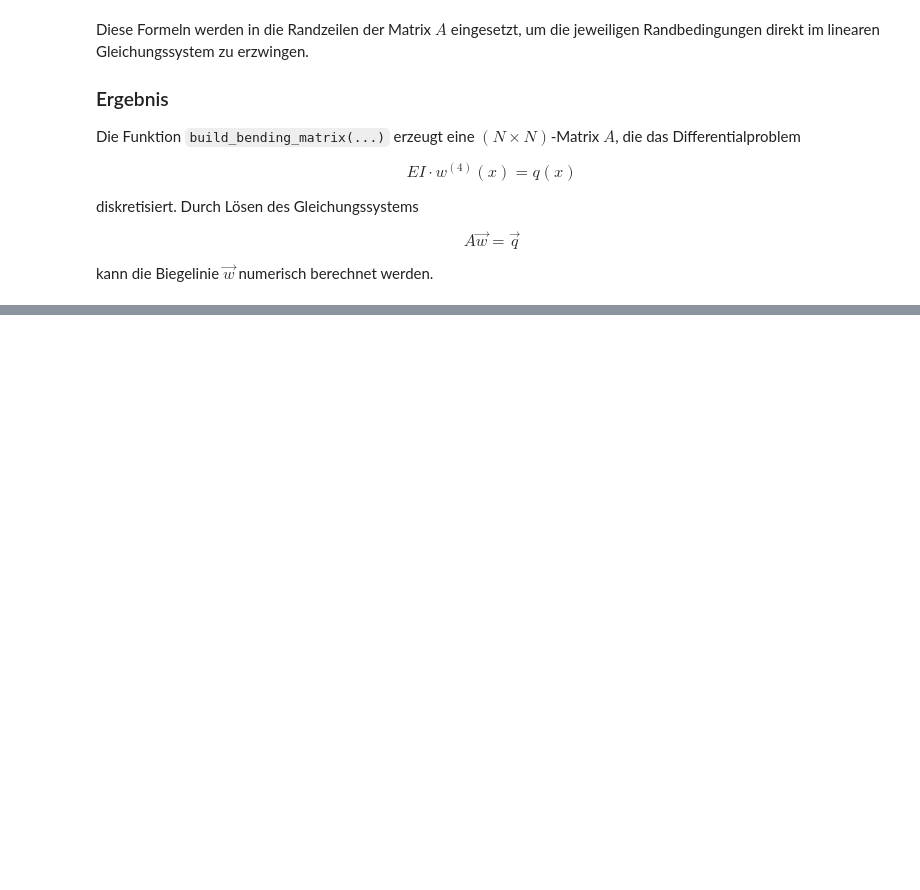
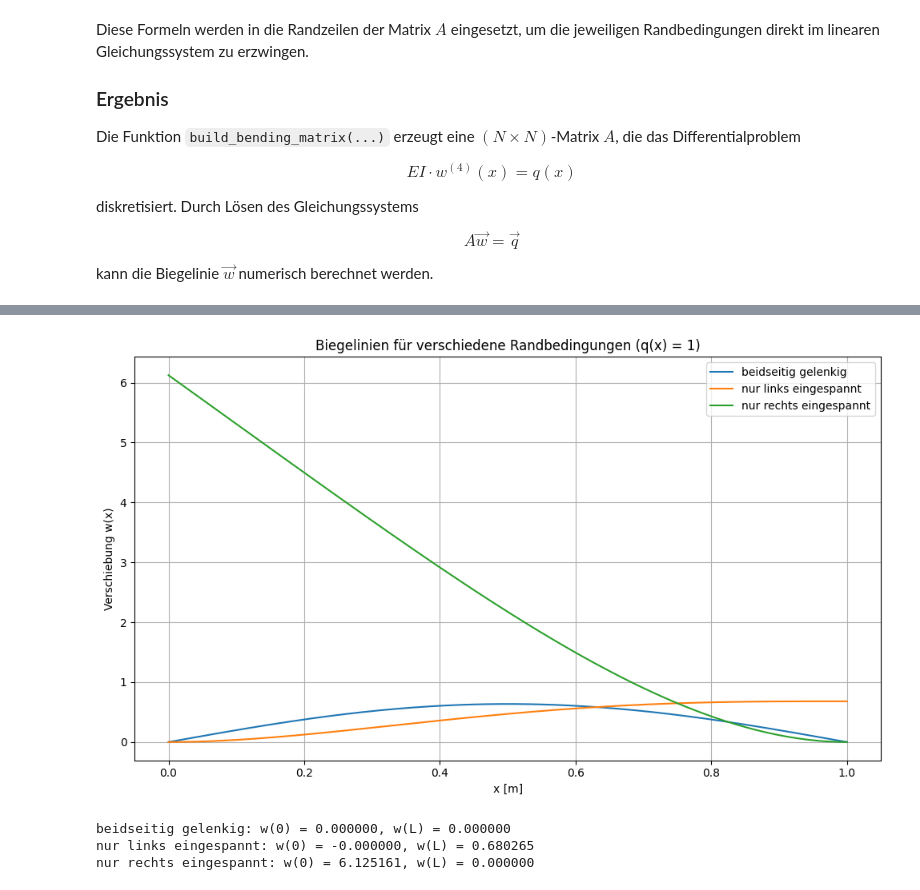
Before and after one commit to AhmedHossamMido/projektarbeit, a Jupyter notebook: projektdatei.ipynb, the cells around one changed output, grey strips where cells are left out. Cells and saved outputs as stored; diff of their text form; code cells hidden in the pictures; blank space fills up the shorter version.

```diff
--- a/projektdatei.ipynb
+++ b/projektdatei.ipynb
@@ -1328,0 +1300,45 @@ Obwohl die Randbedingungen physikalisch Spiegelbilder sind, führt die asymmetri
+# %%
+# -----------------------------------------------
+# Vorbereitung der Lösung für verschiedene Randbedingungen
+# -----------------------------------------------
+
+# Liste der Randbedingungen, die wir betrachten wollen
+boundary_conditions = {
+    "beidseitig gelenkig": "beidseitig_gelenkig",
+    "nur links eingespannt": "nur_links_eingespannt",
+    "nur rechts eingespannt": "nur_rechts_eingespannt"
+}
+
+solutions = {}
+
+# Schleife über alle Randbedingungen
+for label, bc in boundary_conditions.items():
+    EIA, q_mod = build_bending_matrix(N_nodes, h, EI, q.copy(), boundary_condition=bc)
+    w = np.linalg.solve(EIA, q_mod)
+    solutions[label] = w
+
+# -----------------------------------------------
+# Plot der Biegelinien
+# -----------------------------------------------
+
+plt.figure(figsize=(10, 6))
+
+for label, w in solutions.items():
+    plt.plot(x, w, label=label)
+
+plt.xlabel("x [m]")
+plt.ylabel("Verschiebung w(x)")
+plt.title("Biegelinien für verschiedene Randbedingungen (q(x) = 1)")
+plt.legend()
+plt.grid(True)
+plt.tight_layout()
+plt.show()
+# %% [output]
+[figure, added]
+# %%
+for label, w in solutions.items():
+    print(f"{label}: w(0) = {w[0]:.6f}, w(L) = {w[-1]:.6f}")
+# %% [output]
+beidseitig gelenkig: w(0) = 0.000000, w(L) = 0.000000
+nur links eingespannt: w(0) = -0.000000, w(L) = 0.680265
+nur rechts eingespannt: w(0) = 6.125161, w(L) = 0.000000
```
Also changed, not shown: parts of 16 cells of this notebook.
